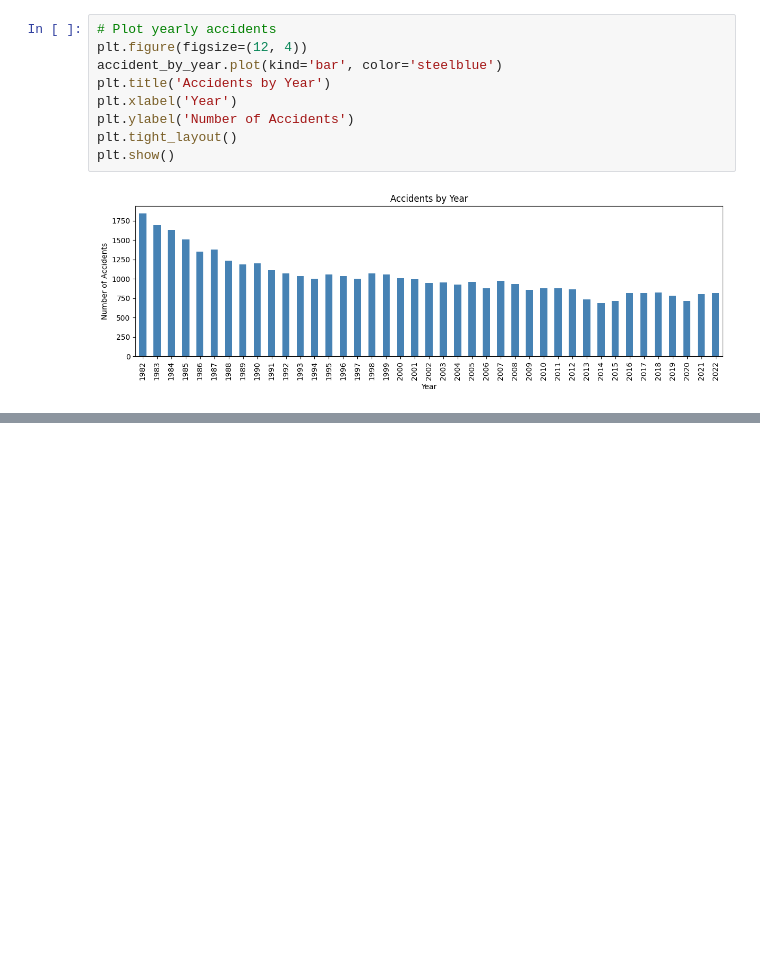
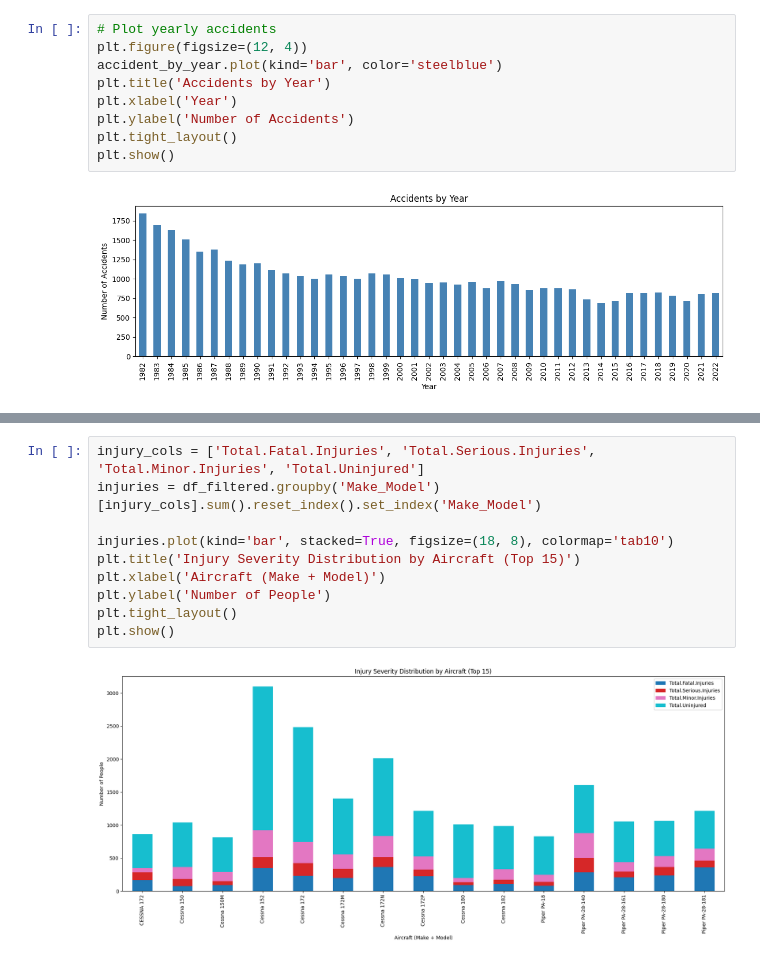
Before and after one commit to kilonzicharityvivi/new_phase1_project, a Jupyter notebook: analysis.ipynb, the cells around one changed output, grey strips where cells are left out. Drawn from its saved outputs; the diff is of its cells as text; blank space fills up the shorter version.

```diff
--- a/analysis.ipynb
+++ b/analysis.ipynb
@@ -253,3 +294,15 @@ Name: count, dtype: int64
+# %%
+injury_cols = ['Total.Fatal.Injuries', 'Total.Serious.Injuries', 'Total.Minor.Injuries', 'Total.Uninjured']
+injuries = df_filtered.groupby('Make_Model')[injury_cols].sum().reset_index().set_index('Make_Model')
+
+injuries.plot(kind='bar', stacked=True, figsize=(18, 8), colormap='tab10')
+plt.title('Injury Severity Distribution by Aircraft (Top 15)')
+plt.xlabel('Aircraft (Make + Model)')
+plt.ylabel('Number of People')
+plt.tight_layout()
+plt.show()
+# %% [output]
+[figure, added]
 # %%
 # Aircraft Make vs. Accident Count
 # Ensure 'Make' column exists and clean
```
Also changed, not shown: parts of 13 cells of this notebook, 4 other files.
